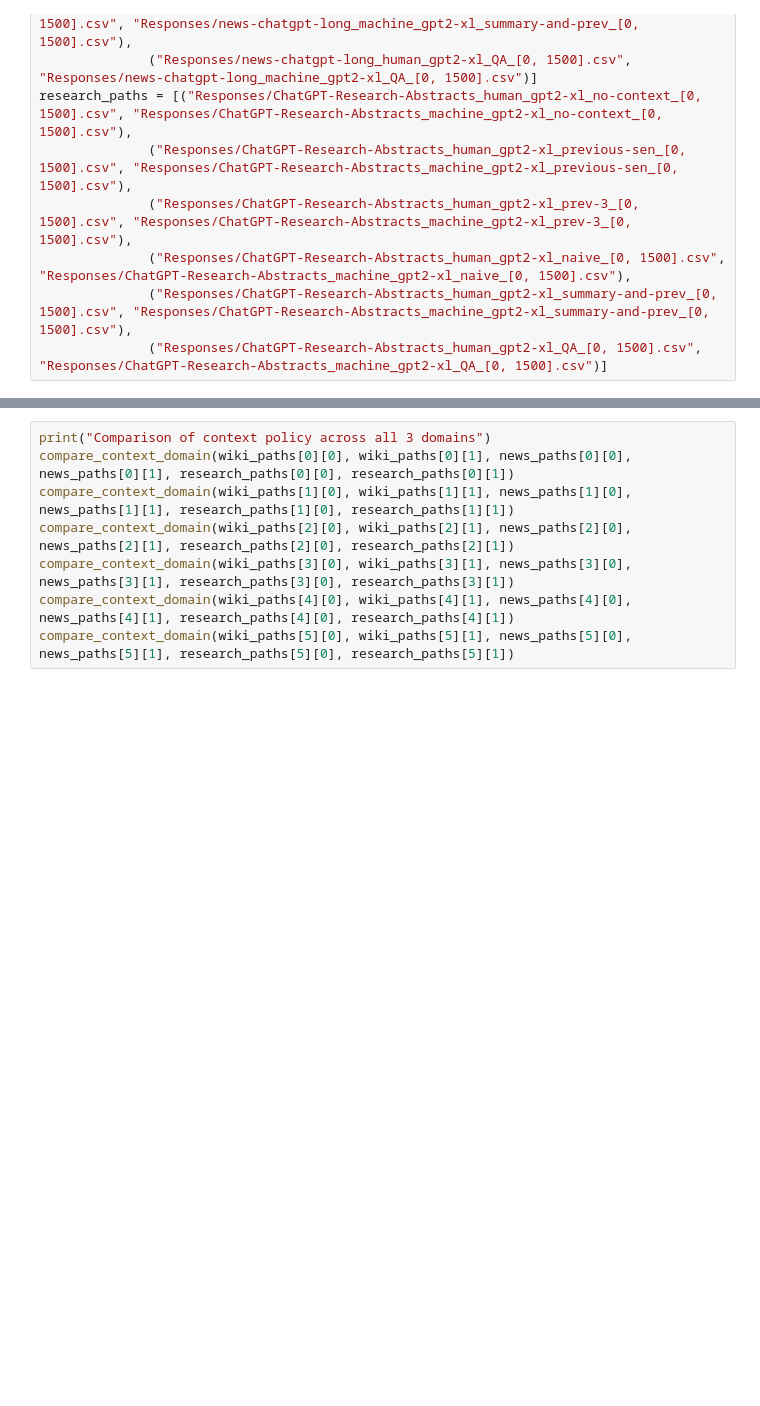
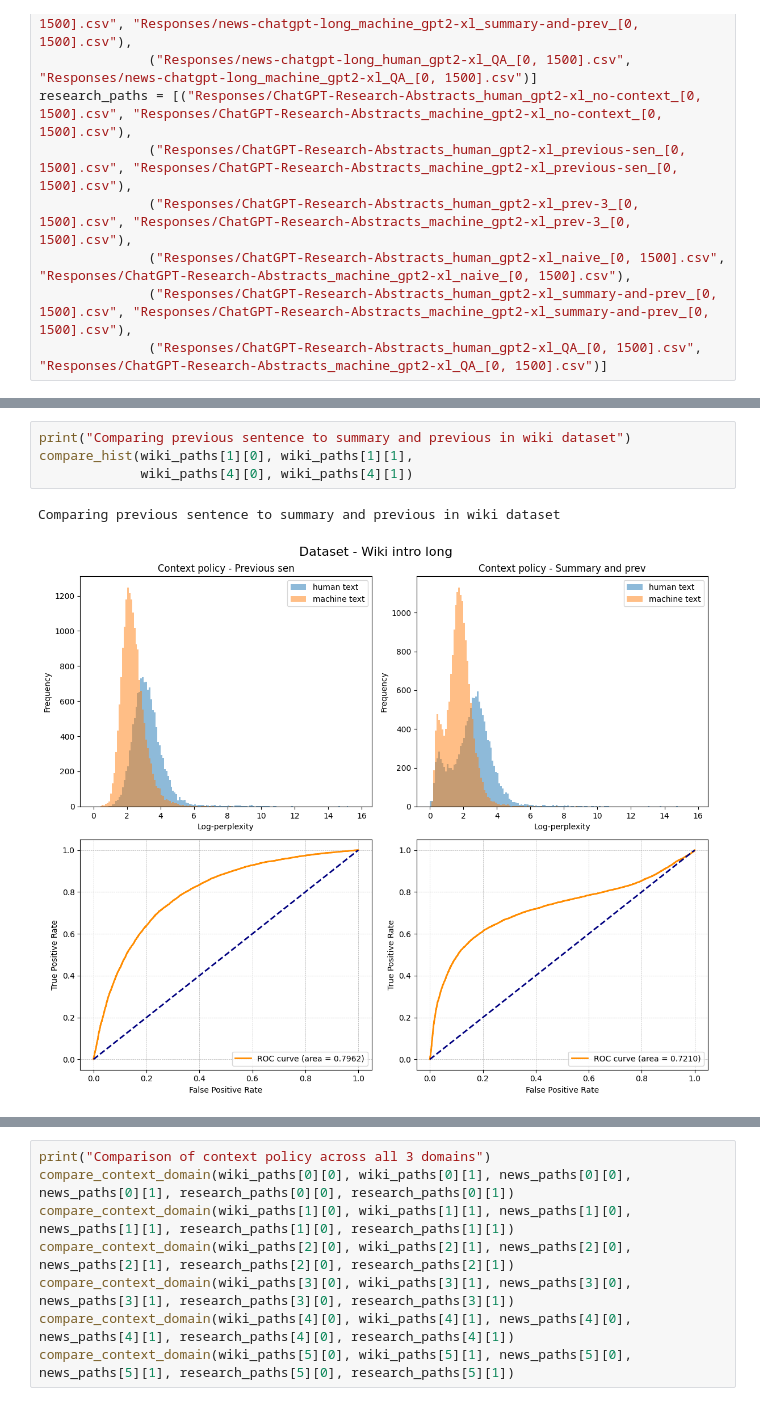
Before and after one commit to AdamVinestock/NLP-Final-Project, a Jupyter notebook: Context_policy_evaluation.ipynb, the cells around one changed output, grey strips where cells are left out. Drawn from its saved outputs; the diff is of its cells as text; blank space fills up the shorter version.

```diff
--- a/Context_policy_evaluation.ipynb
+++ b/Context_policy_evaluation.ipynb
@@ -277,3 +270,10 @@ Best performing context policy comparison for research abstract dataset
+# %%
+print("Comparing previous sentence to summary and previous in wiki dataset")
+compare_hist(wiki_paths[1][0], wiki_paths[1][1],
+             wiki_paths[4][0], wiki_paths[4][1])
+# %% [output]
+Comparing previous sentence to summary and previous in wiki dataset
+[figure, added]
 # %%
 # Comparing best performing context policy over different sentence lengths
 sen_length_separation(wiki_paths[2][0], wiki_paths[2][1])
```
Also changed, not shown: parts of 10 cells of this notebook.
